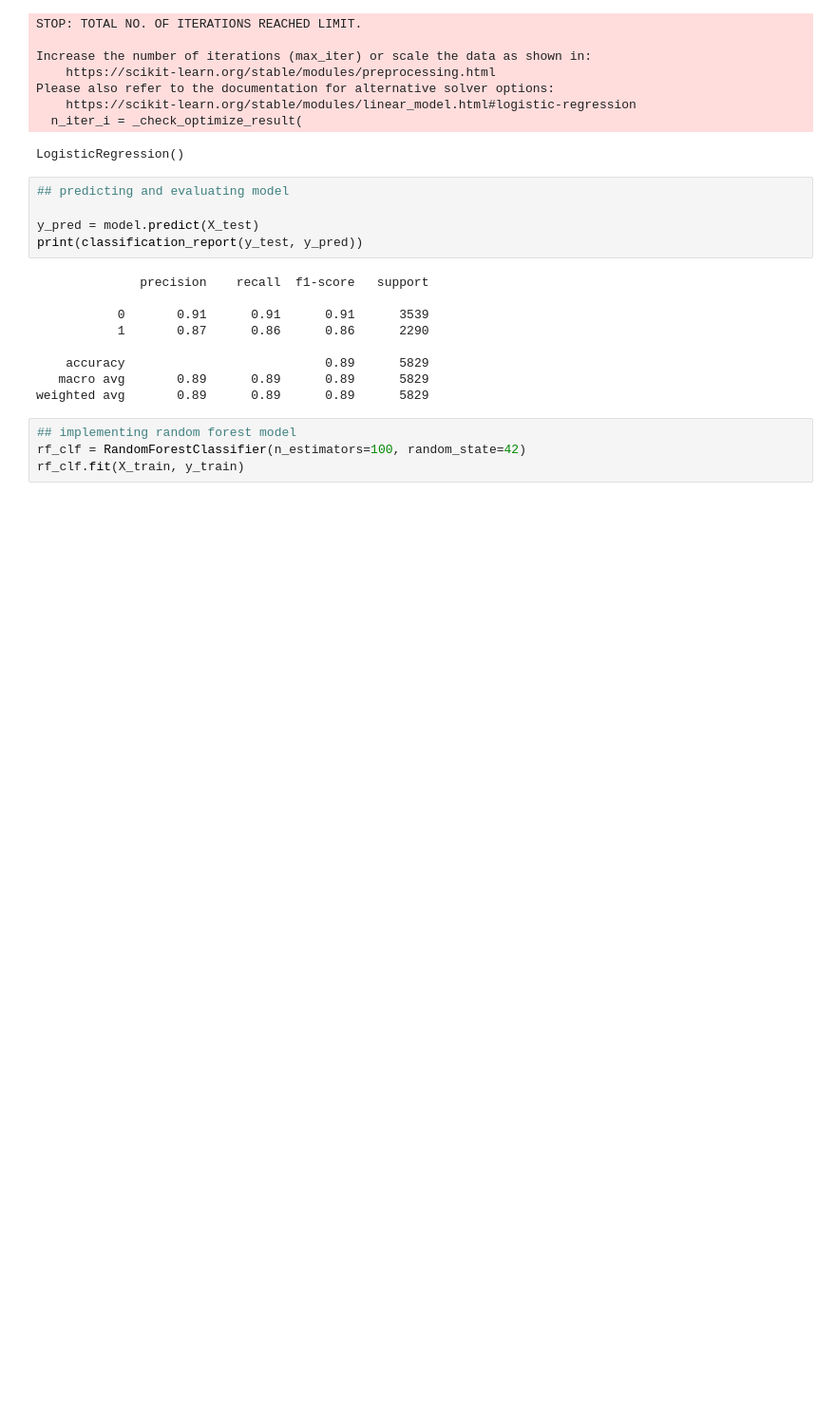
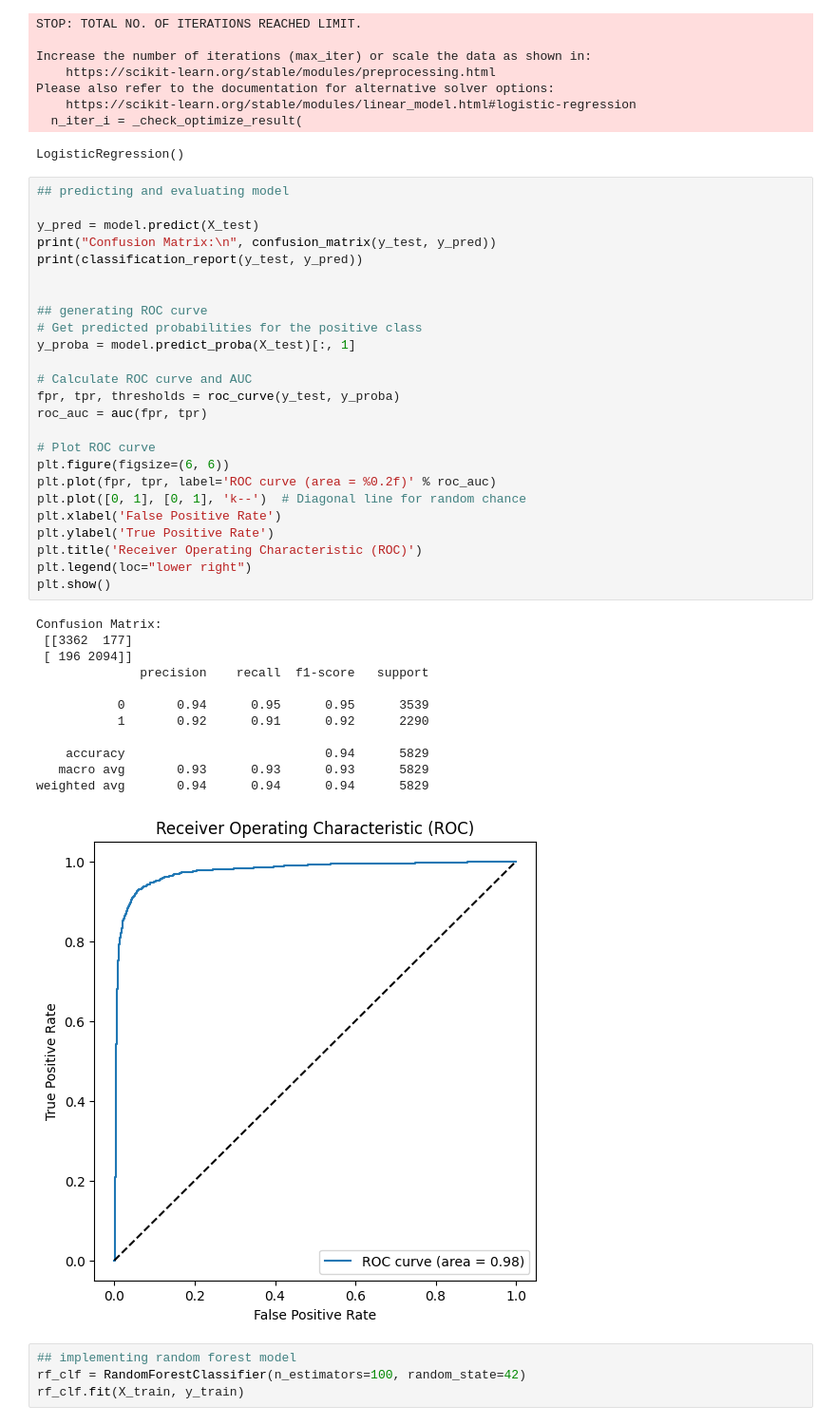
Before and after one commit to ebeckk/ml_text_classifier, a Jupyter notebook: final_project.ipynb, the cells around one changed output. Shown at 95% size. Cells and saved outputs as stored; diff of their text form; blank space fills up the shorter version.

Commit message:
fine-tuning parameters, roc curve for logistic regression

```diff
--- a/final_project.ipynb
+++ b/final_project.ipynb
@@ -295,20 +314,44 @@ Please also refer to the documentation for alternative solver options:
     https://scikit-learn.org/stable/modules/linear_model.html#logistic-regression
   n_iter_i = _check_optimize_result(
 LogisticRegression()
-# %%
-## predicting and evaluating model
-
-y_pred = model.predict(X_test)
-print(classification_report(y_test, y_pred))
-# %% [output]
-              precision    recall  f1-score   support
-
-           0       0.91      0.91      0.91      3539
-           1       0.87      0.86      0.86      2290
-
-    accuracy                           0.89      5829
-   macro avg       0.89      0.89      0.89      5829
-weighted avg       0.89      0.89      0.89      5829
+# %%
+## predicting and evaluating model
+
+y_pred = model.predict(X_test)
+print("Confusion Matrix:\n", confusion_matrix(y_test, y_pred))
+print(classification_report(y_test, y_pred))
+
+
+## generating ROC curve
+# Get predicted probabilities for the positive class
+y_proba = model.predict_proba(X_test)[:, 1]
+
+# Calculate ROC curve and AUC
+fpr, tpr, thresholds = roc_curve(y_test, y_proba)
+roc_auc = auc(fpr, tpr)
+
+# Plot ROC curve
+plt.figure(figsize=(6, 6))
+plt.plot(fpr, tpr, label='ROC curve (area = %0.2f)' % roc_auc)
+plt.plot([0, 1], [0, 1], 'k--')  # Diagonal line for random chance
+plt.xlabel('False Positive Rate')
+plt.ylabel('True Positive Rate')
+plt.title('Receiver Operating Characteristic (ROC)')
+plt.legend(loc="lower right")
+plt.show()
+# %% [output]
+Confusion Matrix:
+ [[3362  177]
+ [ 196 2094]]
+              precision    recall  f1-score   support
+
+           0       0.94      0.95      0.95      3539
+           1       0.92      0.91      0.92      2290
+
+    accuracy                           0.94      5829
+   macro avg       0.93      0.93      0.93      5829
+weighted avg       0.94      0.94      0.94      5829
+[figure, added]
 # %%
 ## implementing random forest model
 rf_clf = RandomForestClassifier(n_estimators=100, random_state=42)
```
Also changed, not shown: parts of 9 cells of this notebook.
